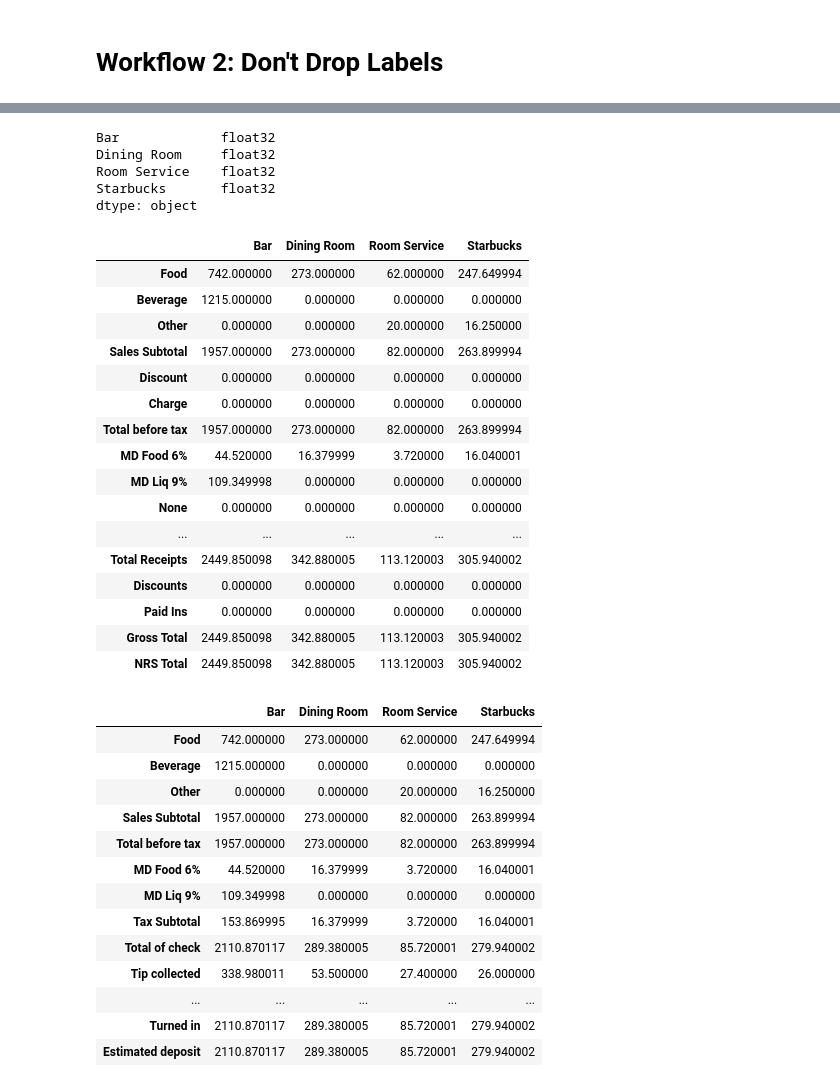
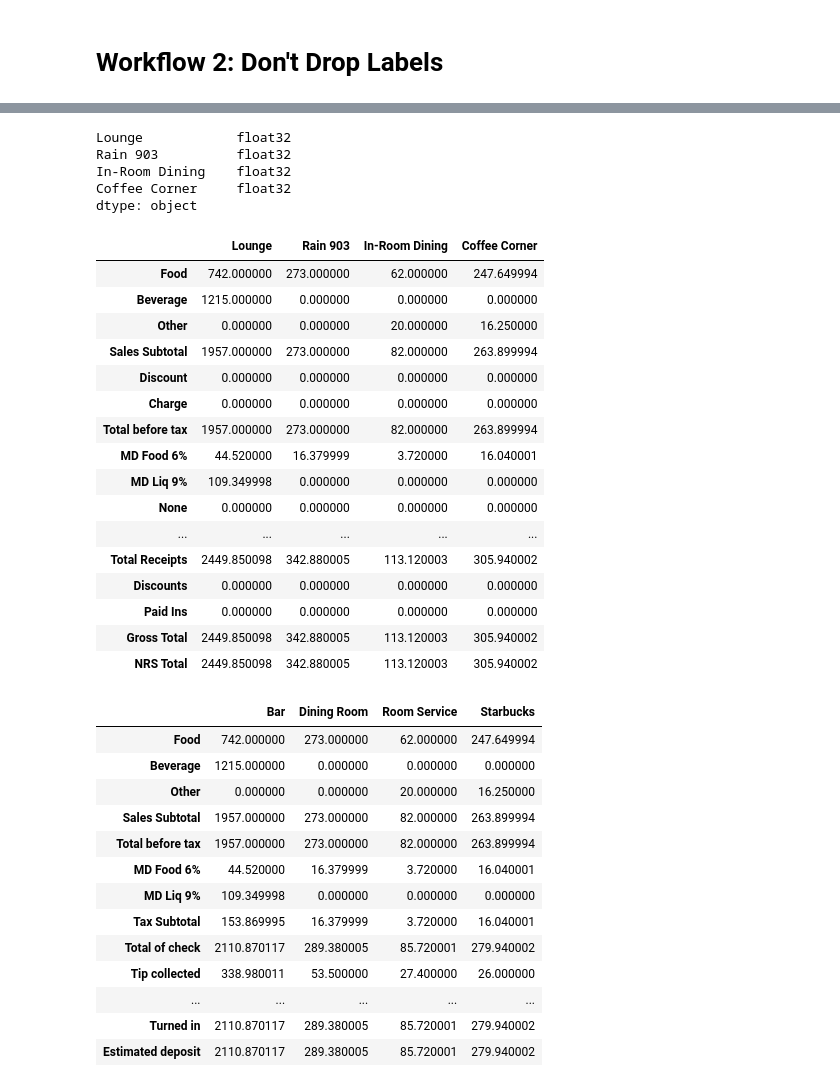
Before and after one commit to BenJMcCarty/sbn_digital_dining_daily_reports, a Jupyter notebook: Script_to_Generate_Reports.ipynb, the cells around one changed output, grey strips where cells are left out. Drawn from its saved outputs; the diff is of its cells as text; code cells hidden in the pictures.

```diff
--- a/Script_to_Generate_Reports.ipynb
+++ b/Script_to_Generate_Reports.ipynb
@@ -272,32 +249,33 @@ dtype: object
 # %%
+## --- Recast columns to "float" datatype & review --- ##
+
 for col in df_no_drp_idx.columns:
     df_no_drp_idx[col] = pd.to_numeric(df_no_drp_idx[col], downcast = 'float')
+
+print(df_no_drp_idx.dtypes)
+
+display(df_no_drp_idx)
+# %% [output]
+Lounge            float32
+Rain 903          float32
+In-Room Dining    float32
+Coffee Corner     float32
+dtype: object
+|  | Lounge | Rain 903 | In-Room Dining | Coffee Corner |
+| Food | 742.000000 | 273.000000 | 62.000000 | 247.649994 |
+| Beverage | 1215.000000 | 0.000000 | 0.000000 | 0.000000 |
+| Other | 0.000000 | 0.000000 | 20.000000 | 16.250000 |
+| Sales Subtotal | 1957.000000 | 273.000000 | 82.000000 | 263.899994 |
+| Discount | 0.000000 | 0.000000 | 0.000000 | 0.000000 |
+| Charge | 0.000000 | 0.000000 | 0.000000 | 0.000000 |
+| Total before tax | 1957.000000 | 273.000000 | 82.000000 | 263.899994 |
+| MD Food 6% | 44.520000 | 16.379999 | 3.720000 | 16.040001 |
+| MD Liq 9% | 109.349998 | 0.000000 | 0.000000 | 0.000000 |
+| None | 0.000000 | 0.000000 | 0.000000 | 0.000000 |
+| ... | ... | ... | ... | ... |
+| Total Receipts | 2449.850098 | 342.880005 | 113.120003 | 305.940002 |
+| Discounts | 0.000000 | 0.000000 | 0.000000 | 0.000000 |
+| Paid Ins | 0.000000 | 0.000000 | 0.000000 | 0.000000 |
+| Gross Total | 2449.850098 | 342.880005 | 113.120003 | 305.940002 |
+| NRS Total | 2449.850098 | 342.880005 | 113.120003 | 305.940002 |
-# %%
-df_no_drp_idx.dtypes
-# %% [output]
-Bar             float32
-Dining Room     float32
-Room Service    float32
-Starbucks       float32
-dtype: object
-# %%
-df_no_drp_idx
-# %% [output]
-|  | Bar | Dining Room | Room Service | Starbucks |
-| Food | 742.000000 | 273.000000 | 62.000000 | 247.649994 |
-| Beverage | 1215.000000 | 0.000000 | 0.000000 | 0.000000 |
-| Other | 0.000000 | 0.000000 | 20.000000 | 16.250000 |
-| Sales Subtotal | 1957.000000 | 273.000000 | 82.000000 | 263.899994 |
-| Discount | 0.000000 | 0.000000 | 0.000000 | 0.000000 |
-| Charge | 0.000000 | 0.000000 | 0.000000 | 0.000000 |
-| Total before tax | 1957.000000 | 273.000000 | 82.000000 | 263.899994 |
-| MD Food 6% | 44.520000 | 16.379999 | 3.720000 | 16.040001 |
-| MD Liq 9% | 109.349998 | 0.000000 | 0.000000 | 0.000000 |
-| None | 0.000000 | 0.000000 | 0.000000 | 0.000000 |
-| ... | ... | ... | ... | ... |
-| Total Receipts | 2449.850098 | 342.880005 | 113.120003 | 305.940002 |
-| Discounts | 0.000000 | 0.000000 | 0.000000 | 0.000000 |
-| Paid Ins | 0.000000 | 0.000000 | 0.000000 | 0.000000 |
-| Gross Total | 2449.850098 | 342.880005 | 113.120003 | 305.940002 |
-| NRS Total | 2449.850098 | 342.880005 | 113.120003 | 305.940002 |
 # %%
```
Also changed, not shown: parts of 36 cells of this notebook.
